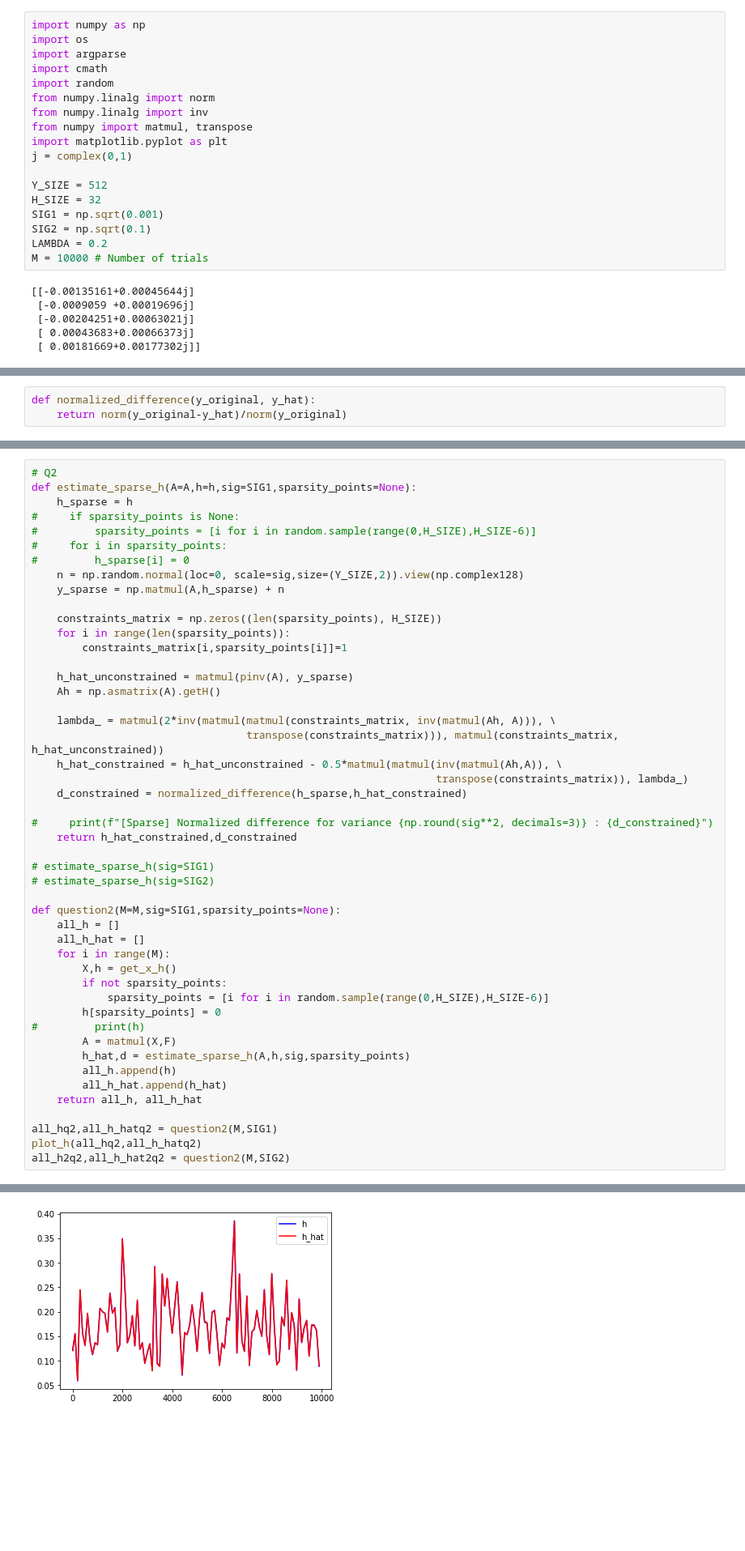
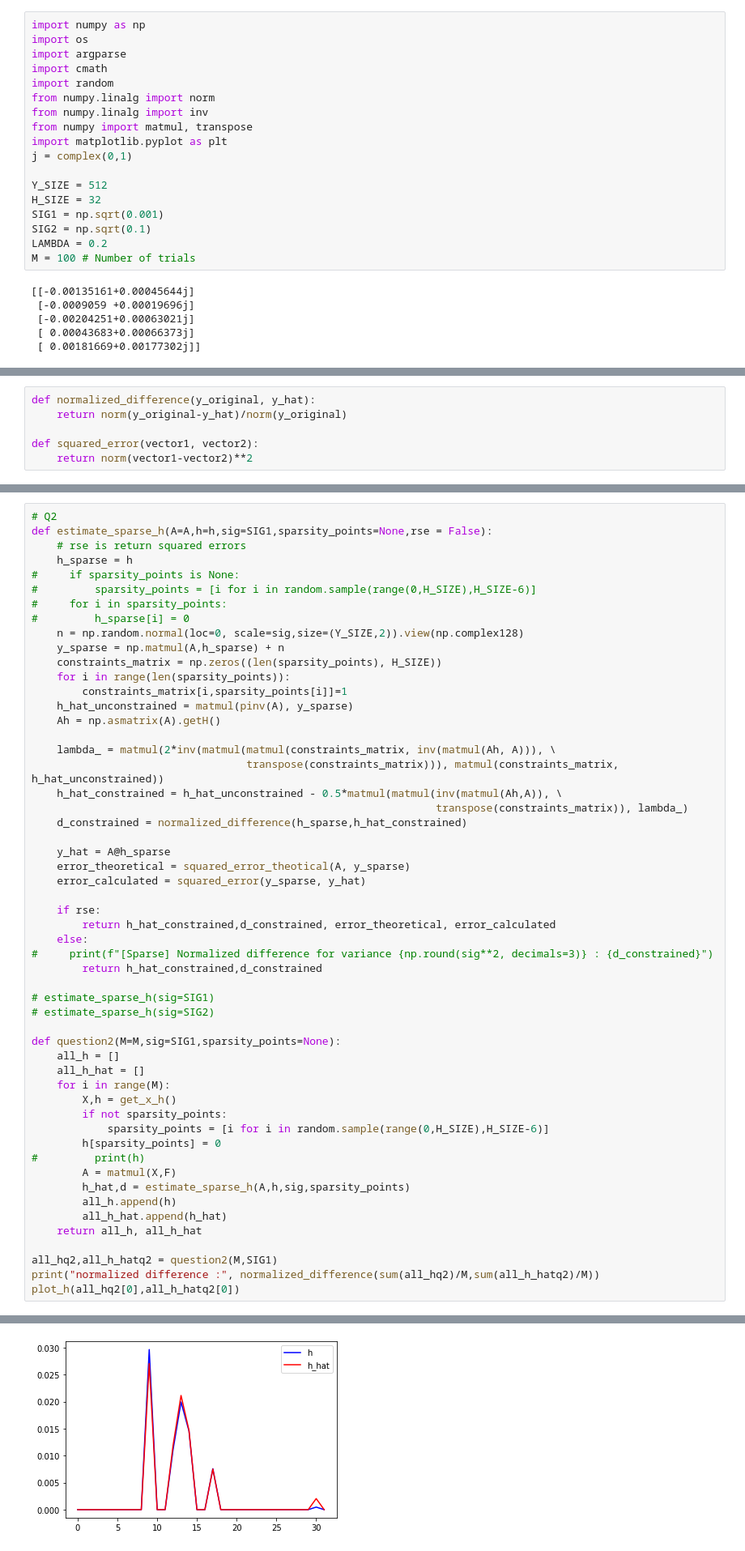
Before and after one commit to SumanthRH/EE5111_Estimation_Theory, a Jupyter notebook: mini_project1/MiniProject1.ipynb, the cells around one changed output, grey strips where cells are left out. Shown at 81% size. Cells and saved outputs as stored; diff of their text form; blank space fills up the shorter version.

Commit message:
added error calculation

```diff
--- a/mini_project1/MiniProject1.ipynb
+++ b/mini_project1/MiniProject1.ipynb
@@ -15,7 +15,7 @@ H_SIZE = 32
 SIG1 = np.sqrt(0.001)
 SIG2 = np.sqrt(0.1)
 LAMBDA = 0.2
-M = 10000 # Number of trials
+M = 100 # Number of trials
 # %%
 # %% [output]
 [[-0.00135161+0.00045644j]
@@ -57,5 +82,8 @@ def pinv(A, alpha=0):
 # %%
 def normalized_difference(y_original, y_hat):
     return norm(y_original-y_hat)/norm(y_original)
+
+def squared_error(vector1, vector2):
+    return norm(vector1-vector2)**2
 # %%
 # Q1
@@ -150,6 +169,7 @@ plot_h(all_h2,all_h_hat2)
 # %%
 # Q2
-def estimate_sparse_h(A=A,h=h,sig=SIG1,sparsity_points=None):
+def estimate_sparse_h(A=A,h=h,sig=SIG1,sparsity_points=None,rse = False):
+    # rse is return squared errors
     h_sparse = h
 #     if sparsity_points is None:
 #         sparsity_points = [i for i in random.sample(range(0,H_SIZE),H_SIZE-6)]
@@ -157,11 +177,9 @@ def estimate_sparse_h(A=A,h=h,sig=SIG1,sparsity_points=None):
 #         h_sparse[i] = 0
     n = np.random.normal(loc=0, scale=sig,size=(Y_SIZE,2)).view(np.complex128)
     y_sparse = np.matmul(A,h_sparse) + n
-
     constraints_matrix = np.zeros((len(sparsity_points), H_SIZE))
     for i in range(len(sparsity_points)):
         constraints_matrix[i,sparsity_points[i]]=1
-
     h_hat_unconstrained = matmul(pinv(A), y_sparse)
     Ah = np.asmatrix(A).getH()
 
@@ -171,8 +189,15 @@ def estimate_sparse_h(A=A,h=h,sig=SIG1,sparsity_points=None):
                                                                 transpose(constraints_matrix)), lambda_)
     d_constrained = normalized_difference(h_sparse,h_hat_constrained)
 
+    y_hat = A@h_sparse
+    error_theoretical = squared_error_theotical(A, y_sparse)
+    error_calculated = squared_error(y_sparse, y_hat)
+
+    if rse:
+        return h_hat_constrained,d_constrained, error_theoretical, error_calculated
+    else:
 #     print(f"[Sparse] Normalized difference for variance {np.round(sig**2, decimals=3)} : {d_constrained}")
-    return h_hat_constrained,d_constrained
+        return h_hat_constrained,d_constrained
 
 # estimate_sparse_h(sig=SIG1)
 # estimate_sparse_h(sig=SIG2)
@@ -193,6 +218,6 @@ def question2(M=M,sig=SIG1,sparsity_points=None):
     return all_h, all_h_hat
 
 all_hq2,all_h_hatq2 = question2(M,SIG1)
-plot_h(all_hq2,all_h_hatq2)
-all_h2q2,all_h_hat2q2 = question2(M,SIG2)
+print("normalized difference :", normalized_difference(sum(all_hq2)/M,sum(all_h_hatq2)/M))
+plot_h(all_hq2[0],all_h_hatq2[0])
 # %% [output]
@@ -199 +225 @@ all_h2q2,all_h_hat2q2 = question2(M,SIG2)
-[figure, old version]
+[figure, new version]
```
Also changed, not shown: parts of 11 cells of this notebook.
